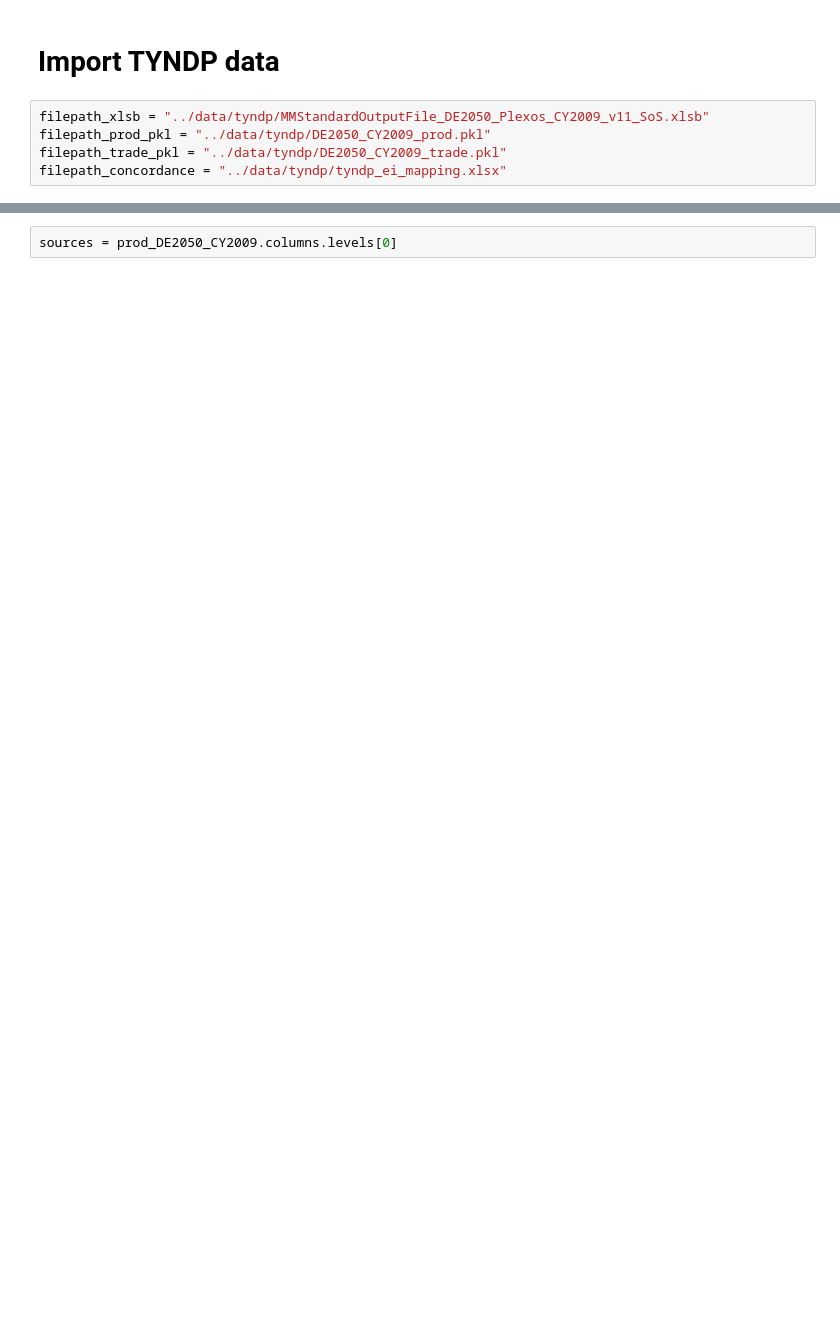
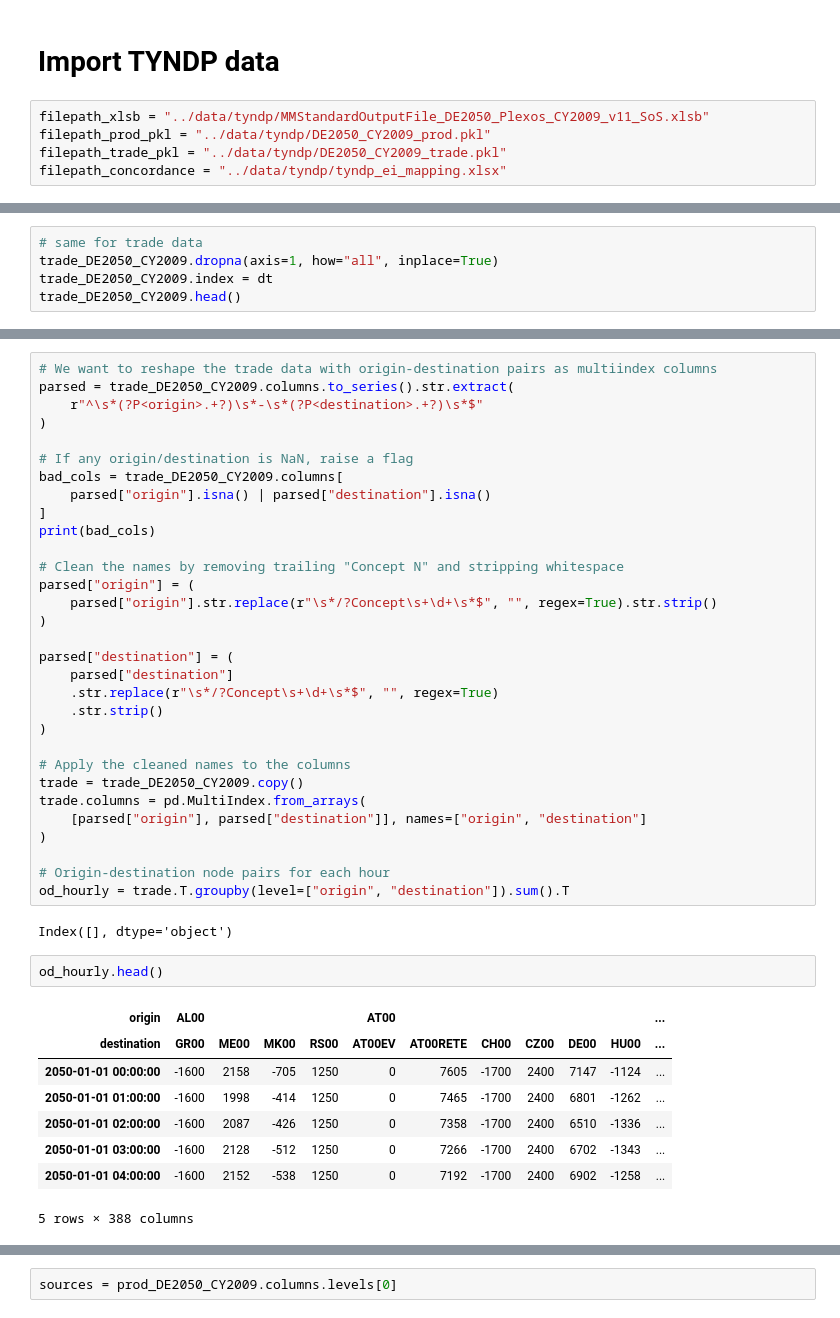
Before and after one commit to LIST-LUXEMBOURG/shrecc, a Jupyter notebook: notebooks/parsing_tyndp.ipynb, the cells around one changed output, grey strips where cells are left out. Drawn from its saved outputs; the diff is of its cells as text; blank space fills up the shorter version.

Commit message:
trying to parse the trade data

```diff
--- a/notebooks/parsing_tyndp.ipynb
+++ b/notebooks/parsing_tyndp.ipynb
@@ -51,0 +92,5 @@ prod_DE2050_CY2009.dropna(axis=1, how="all")
+# %%
+# same for trade data
+trade_DE2050_CY2009.dropna(axis=1, how="all", inplace=True)
+trade_DE2050_CY2009.index = dt
+trade_DE2050_CY2009.head()
@@ -51,0 +105,44 @@ prod_DE2050_CY2009.dropna(axis=1, how="all")
+# %%
+# We want to reshape the trade data with origin-destination pairs as multiindex columns
+parsed = trade_DE2050_CY2009.columns.to_series().str.extract(
+    r"^\s*(?P<origin>.+?)\s*-\s*(?P<destination>.+?)\s*$"
+)
+
+# If any origin/destination is NaN, raise a flag
+bad_cols = trade_DE2050_CY2009.columns[
+    parsed["origin"].isna() | parsed["destination"].isna()
+]
+print(bad_cols)
+
+# Clean the names by removing trailing "Concept N" and stripping whitespace
+parsed["origin"] = (
+    parsed["origin"].str.replace(r"\s*/?Concept\s+\d+\s*$", "", regex=True).str.strip()
+)
+
+parsed["destination"] = (
+    parsed["destination"]
+    .str.replace(r"\s*/?Concept\s+\d+\s*$", "", regex=True)
+    .str.strip()
+)
+
+# Apply the cleaned names to the columns
+trade = trade_DE2050_CY2009.copy()
+trade.columns = pd.MultiIndex.from_arrays(
+    [parsed["origin"], parsed["destination"]], names=["origin", "destination"]
+)
+
+# Origin-destination node pairs for each hour
+od_hourly = trade.T.groupby(level=["origin", "destination"]).sum().T
+# %% [output]
+Index([], dtype='object')
+# %%
+od_hourly.head()
+# %% [output]
+| origin | AL00 |  |  |  | AT00 |  |  |  |  |  | ... |
+| destination | GR00 | ME00 | MK00 | RS00 | AT00EV | AT00RETE | CH00 | CZ00 | DE00 | HU00 | ... |
+| 2050-01-01 00:00:00 | -1600 | 2158 | -705 | 1250 | 0 | 7605 | -1700 | 2400 | 7147 | -1124 | ... |
+| 2050-01-01 01:00:00 | -1600 | 1998 | -414 | 1250 | 0 | 7465 | -1700 | 2400 | 6801 | -1262 | ... |
+| 2050-01-01 02:00:00 | -1600 | 2087 | -426 | 1250 | 0 | 7358 | -1700 | 2400 | 6510 | -1336 | ... |
+| 2050-01-01 03:00:00 | -1600 | 2128 | -512 | 1250 | 0 | 7266 | -1700 | 2400 | 6702 | -1343 | ... |
+| 2050-01-01 04:00:00 | -1600 | 2152 | -538 | 1250 | 0 | 7192 | -1700 | 2400 | 6902 | -1258 | ... |
+5 rows × 388 columns
```
Also changed, not shown: parts of 33 cells of this notebook.
